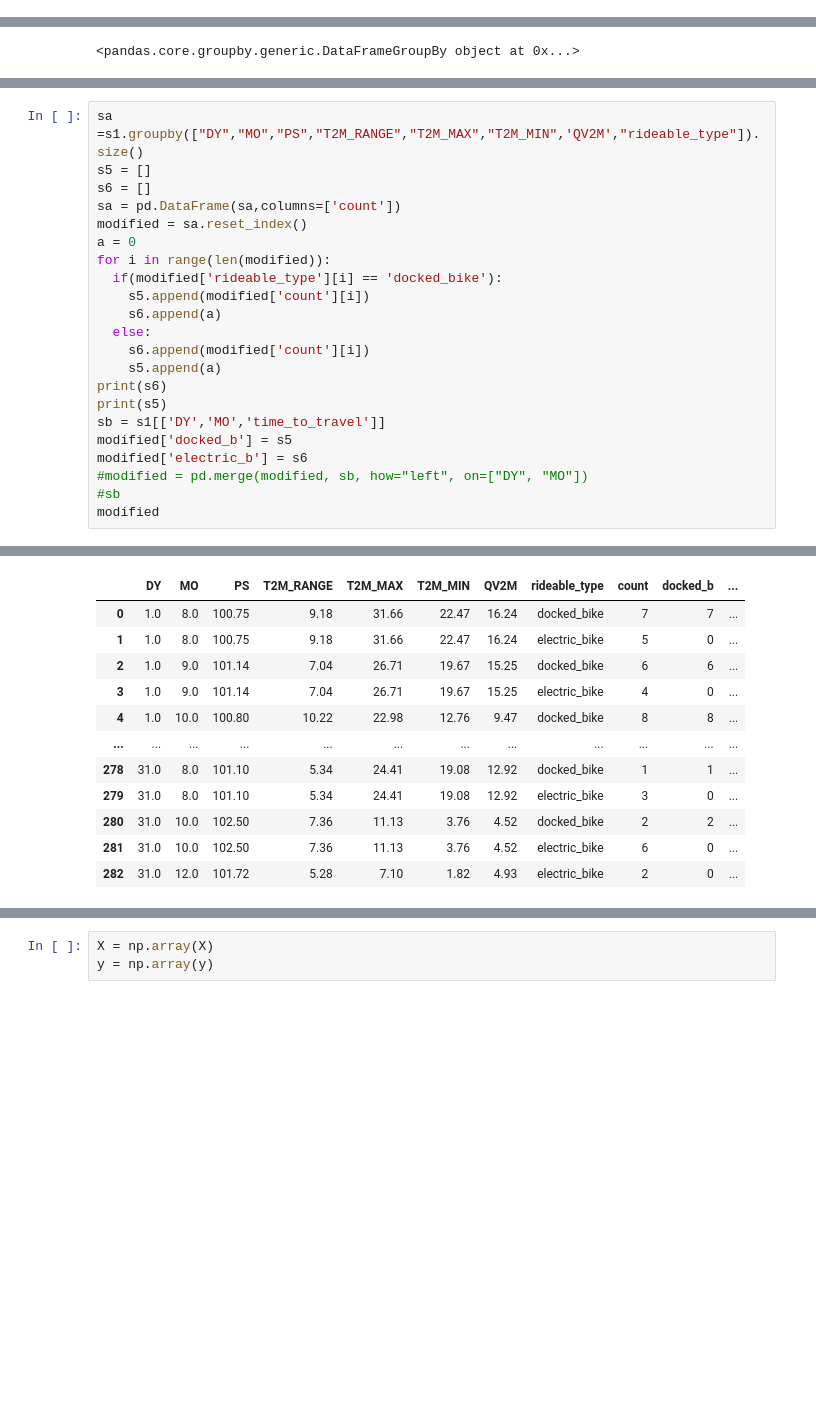
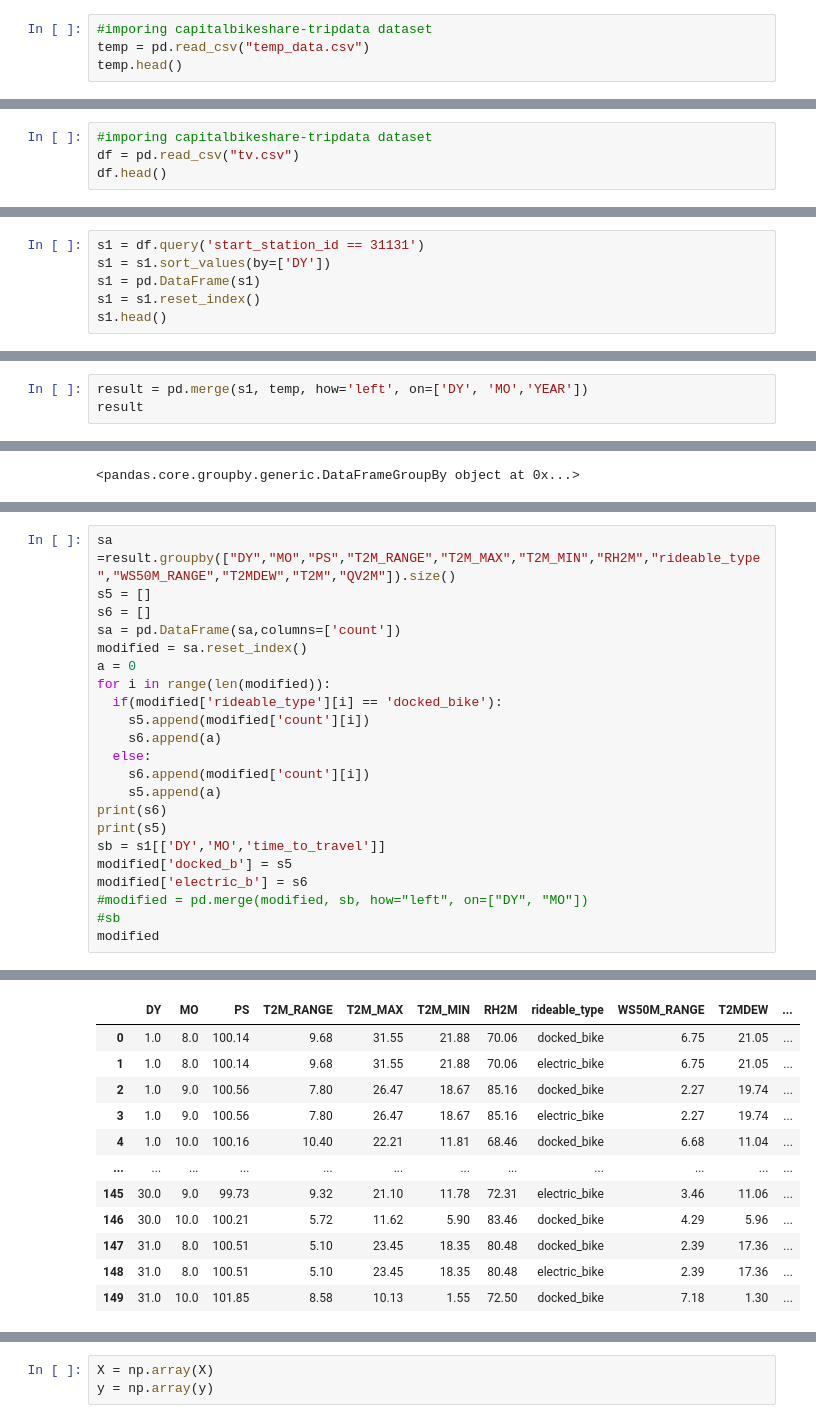
Before and after one commit to Akanksha0215/mywork, a Jupyter notebook: pro(3)_(2) (3).ipynb, the cells around one changed output, grey strips where cells are left out. Drawn from its saved outputs; the diff is of its cells as text; blank space fills up the shorter version.

```diff
--- a/pro(3)_(2) (3).ipynb
+++ b/pro(3)_(2) (3).ipynb
@@ -791,0 +31,4 @@ s1.head()
+# %%
+#imporing capitalbikeshare-tripdata dataset
+temp = pd.read_csv("temp_data.csv")
+temp.head()
@@ -791,0 +42,4 @@ s1.head()
+# %%
+#imporing capitalbikeshare-tripdata dataset
+df = pd.read_csv("tv.csv")
+df.head()
@@ -791,0 +53,6 @@ s1.head()
+# %%
+s1 = df.query('start_station_id == 31131')
+s1 = s1.sort_values(by=['DY'])
+s1 = pd.DataFrame(s1)
+s1 = s1.reset_index()
+s1.head()
@@ -791,0 +66,3 @@ s1.head()
+# %%
+result = pd.merge(s1, temp, how='left', on=['DY', 'MO','YEAR'])
+result
@@ -808,5 +101,5 @@ s4.head()
 # %%
-sa =s1.groupby(["DY","MO","PS","T2M_RANGE","T2M_MAX","T2M_MIN",'QV2M',"rideable_type"]).size()
+sa =result.groupby(["DY","MO","PS","T2M_RANGE","T2M_MAX","T2M_MIN","RH2M","rideable_type","WS50M_RANGE","T2MDEW","T2M","QV2M"]).size()
 s5 = []
 s6 = []
 sa = pd.DataFrame(sa,columns=['count'])
@@ -833,12 +126,12 @@ modified
-|  | DY | MO | PS | T2M_RANGE | T2M_MAX | T2M_MIN | QV2M | rideable_type | count | docked_b | ... |
-| 0 | 1.0 | 8.0 | 100.75 | 9.18 | 31.66 | 22.47 | 16.24 | docked_bike | 7 | 7 | ... |
-| 1 | 1.0 | 8.0 | 100.75 | 9.18 | 31.66 | 22.47 | 16.24 | electric_bike | 5 | 0 | ... |
-| 2 | 1.0 | 9.0 | 101.14 | 7.04 | 26.71 | 19.67 | 15.25 | docked_bike | 6 | 6 | ... |
-| 3 | 1.0 | 9.0 | 101.14 | 7.04 | 26.71 | 19.67 | 15.25 | electric_bike | 4 | 0 | ... |
-| 4 | 1.0 | 10.0 | 100.80 | 10.22 | 22.98 | 12.76 | 9.47 | docked_bike | 8 | 8 | ... |
+|  | DY | MO | PS | T2M_RANGE | T2M_MAX | T2M_MIN | RH2M | rideable_type | WS50M_RANGE | T2MDEW | ... |
+| 0 | 1.0 | 8.0 | 100.14 | 9.68 | 31.55 | 21.88 | 70.06 | docked_bike | 6.75 | 21.05 | ... |
+| 1 | 1.0 | 8.0 | 100.14 | 9.68 | 31.55 | 21.88 | 70.06 | electric_bike | 6.75 | 21.05 | ... |
+| 2 | 1.0 | 9.0 | 100.56 | 7.80 | 26.47 | 18.67 | 85.16 | docked_bike | 2.27 | 19.74 | ... |
+| 3 | 1.0 | 9.0 | 100.56 | 7.80 | 26.47 | 18.67 | 85.16 | electric_bike | 2.27 | 19.74 | ... |
+| 4 | 1.0 | 10.0 | 100.16 | 10.40 | 22.21 | 11.81 | 68.46 | docked_bike | 6.68 | 11.04 | ... |
 | ... | ... | ... | ... | ... | ... | ... | ... | ... | ... | ... | ... |
-| 278 | 31.0 | 8.0 | 101.10 | 5.34 | 24.41 | 19.08 | 12.92 | docked_bike | 1 | 1 | ... |
-| 279 | 31.0 | 8.0 | 101.10 | 5.34 | 24.41 | 19.08 | 12.92 | electric_bike | 3 | 0 | ... |
-| 280 | 31.0 | 10.0 | 102.50 | 7.36 | 11.13 | 3.76 | 4.52 | docked_bike | 2 | 2 | ... |
-| 281 | 31.0 | 10.0 | 102.50 | 7.36 | 11.13 | 3.76 | 4.52 | electric_bike | 6 | 0 | ... |
-| 282 | 31.0 | 12.0 | 101.72 | 5.28 | 7.10 | 1.82 | 4.93 | electric_bike | 2 | 0 | ... |
+| 145 | 30.0 | 9.0 | 99.73 | 9.32 | 21.10 | 11.78 | 72.31 | electric_bike | 3.46 | 11.06 | ... |
+| 146 | 30.0 | 10.0 | 100.21 | 5.72 | 11.62 | 5.90 | 83.46 | docked_bike | 4.29 | 5.96 | ... |
+| 147 | 31.0 | 8.0 | 100.51 | 5.10 | 23.45 | 18.35 | 80.48 | docked_bike | 2.39 | 17.36 | ... |
+| 148 | 31.0 | 8.0 | 100.51 | 5.10 | 23.45 | 18.35 | 80.48 | electric_bike | 2.39 | 17.36 | ... |
+| 149 | 31.0 | 10.0 | 101.85 | 8.58 | 10.13 | 1.55 | 72.50 | docked_bike | 7.18 | 1.30 | ... |
```
Also changed, not shown: parts of 152 cells of this notebook.
